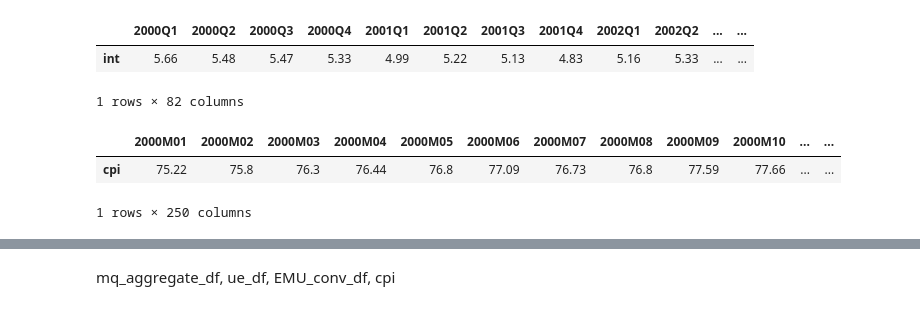
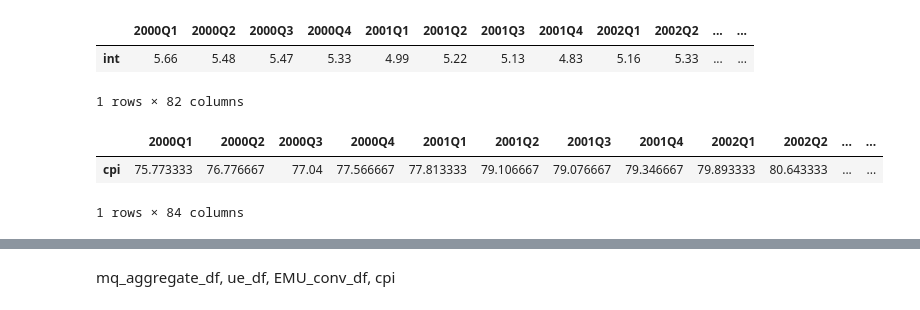
Before and after one commit to SanteriVtj/inflation-and-unemployment-lr, a Jupyter notebook: nb.ipynb, the cells around one changed output, grey strips where cells are left out. Saved outputs shown, nothing was run; the diff lists cells and outputs as text; code cells hidden in the pictures.

```diff
--- a/nb.ipynb
+++ b/nb.ipynb
@@ -66,13 +68,16 @@ EMU_conv_df.head()
 # %%
 cpi = eurostat.get_data_df('ei_cphi_m')
 cpi = cpi[cpi['geo\\time'].str.match('FI') & cpi['indic'].str.match('CP-HI00')]
 cpi = cpi.drop(cpi.index[1:])
 cpi = cpi.drop(cpi.columns[:4], axis=1).dropna(axis=1).iloc[:, ::-1]
 cpi = cpi.drop(cpi.columns[:list(cpi.columns).index('2000M01')], axis=1)
+cpi.columns = map(lambda x: f'{x[:4]}-{m[x[4:]]}', cpi.columns)
+cpi = cpi.groupby(pd.PeriodIndex(cpi.columns, freq='Q'), axis=1).mean()
+cpi.columns = cpi.columns.astype('str')
 cpi.index = ['cpi']
 cpi.head()
 # %% [output]
-|  | 2000M01 | 2000M02 | 2000M03 | 2000M04 | 2000M05 | 2000M06 | 2000M07 | 2000M08 | 2000M09 | 2000M10 | ... | ... |
-| cpi | 75.22 | 75.8 | 76.3 | 76.44 | 76.8 | 77.09 | 76.73 | 76.8 | 77.59 | 77.66 | ... | ... |
+|  | 2000Q1 | 2000Q2 | 2000Q3 | 2000Q4 | 2001Q1 | 2001Q2 | 2001Q3 | 2001Q4 | 2002Q1 | 2002Q2 | ... | ... |
+| cpi | 75.773333 | 76.776667 | 77.04 | 77.566667 | 77.813333 | 79.106667 | 79.076667 | 79.346667 | 79.893333 | 80.643333 | ... | ... |
-1 rows × 250 columns
+1 rows × 84 columns
 # %%
```
Also changed, not shown: parts of 6 cells of this notebook.
